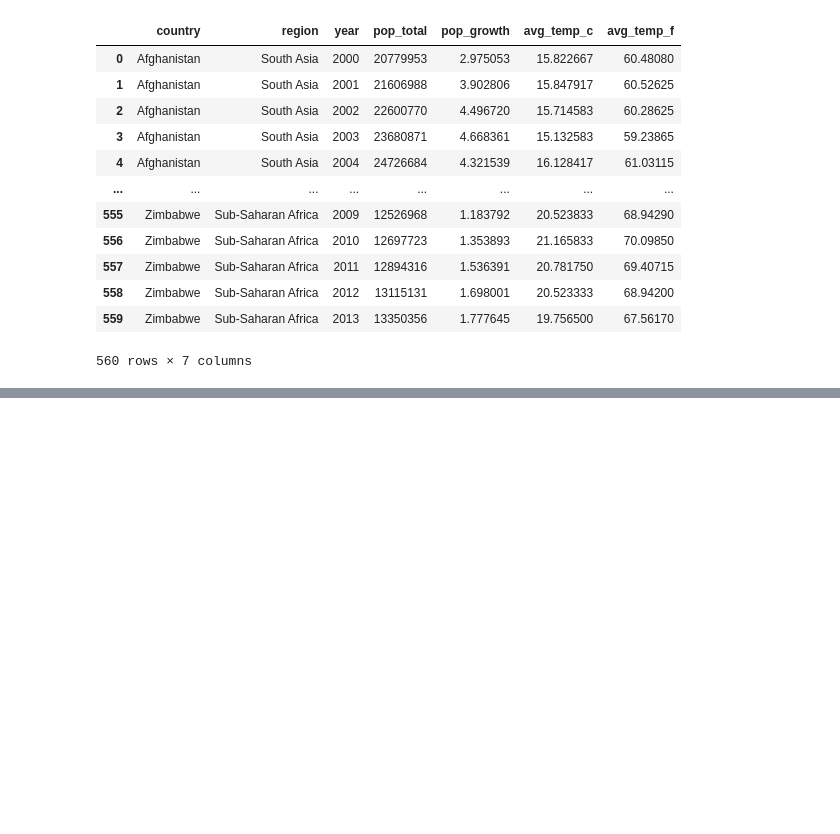
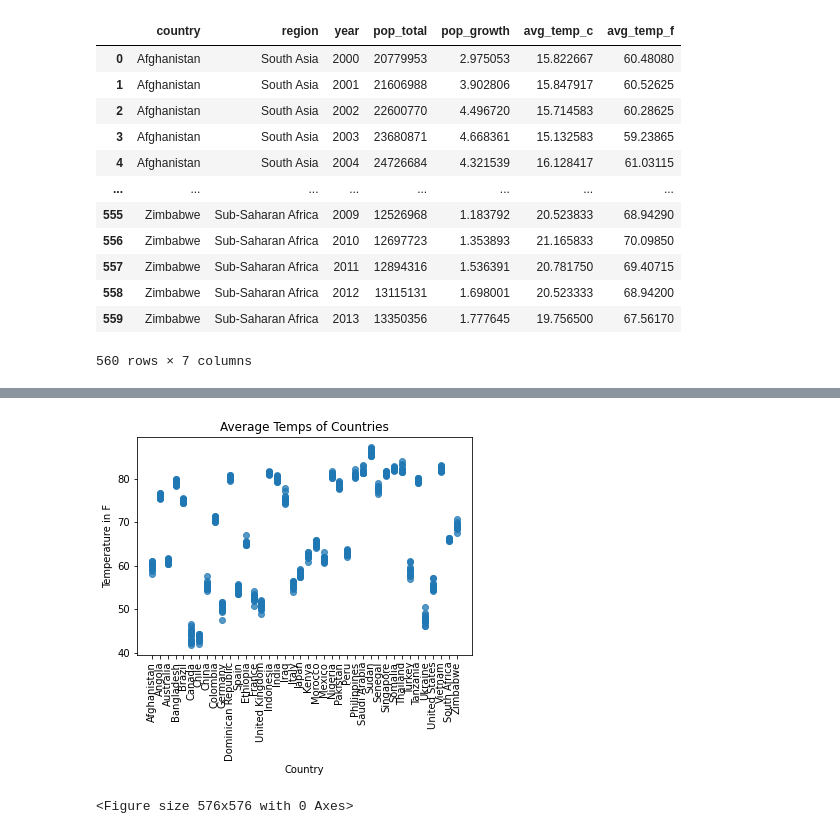
Before and after one commit to moriahtaylor1/climate-change-analysis, a Jupyter notebook: populationvstemp.ipynb, the cells around one changed output, grey strips where cells are left out. Saved outputs shown, nothing was run; the diff lists cells and outputs as text; code cells hidden in the pictures; blank space fills up the shorter version.

```diff
--- a/populationvstemp.ipynb
+++ b/populationvstemp.ipynb
@@ -69 +83,20 @@ plt.show()
+# %%
+x = summary_df['country']
+y = summary_df['avg_temp_f']
+
+# Create a scatter plot based on new dataframe above with circle markers and listed colors
+plt.scatter(x, y, alpha= 0.75)
+
+# Add labels and title to plot
+plt.xticks(rotation=90)
+plt.xlabel("Country")
+plt.ylabel("Temperature in F")
+plt.title('Average Temps of Countries')
+plt.figure(figsize=(8,8))
+# Display plot
+plt.tight_layout()
+plt.show()
+# %% [output]
+[figure, added]
+<Figure size 576x576 with 0 Axes>
 # %%
```
Also changed, not shown: parts of 7 cells of this notebook.
